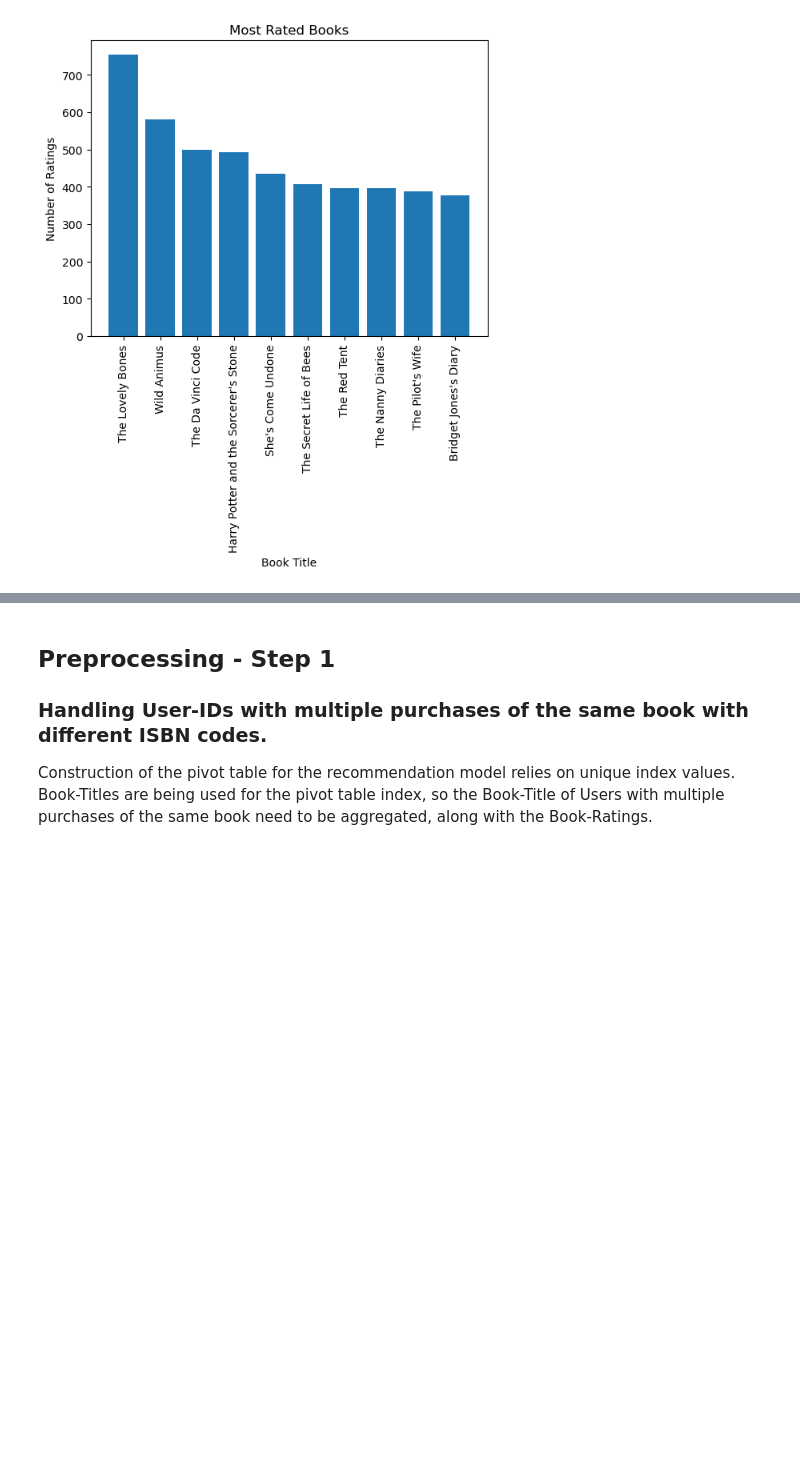
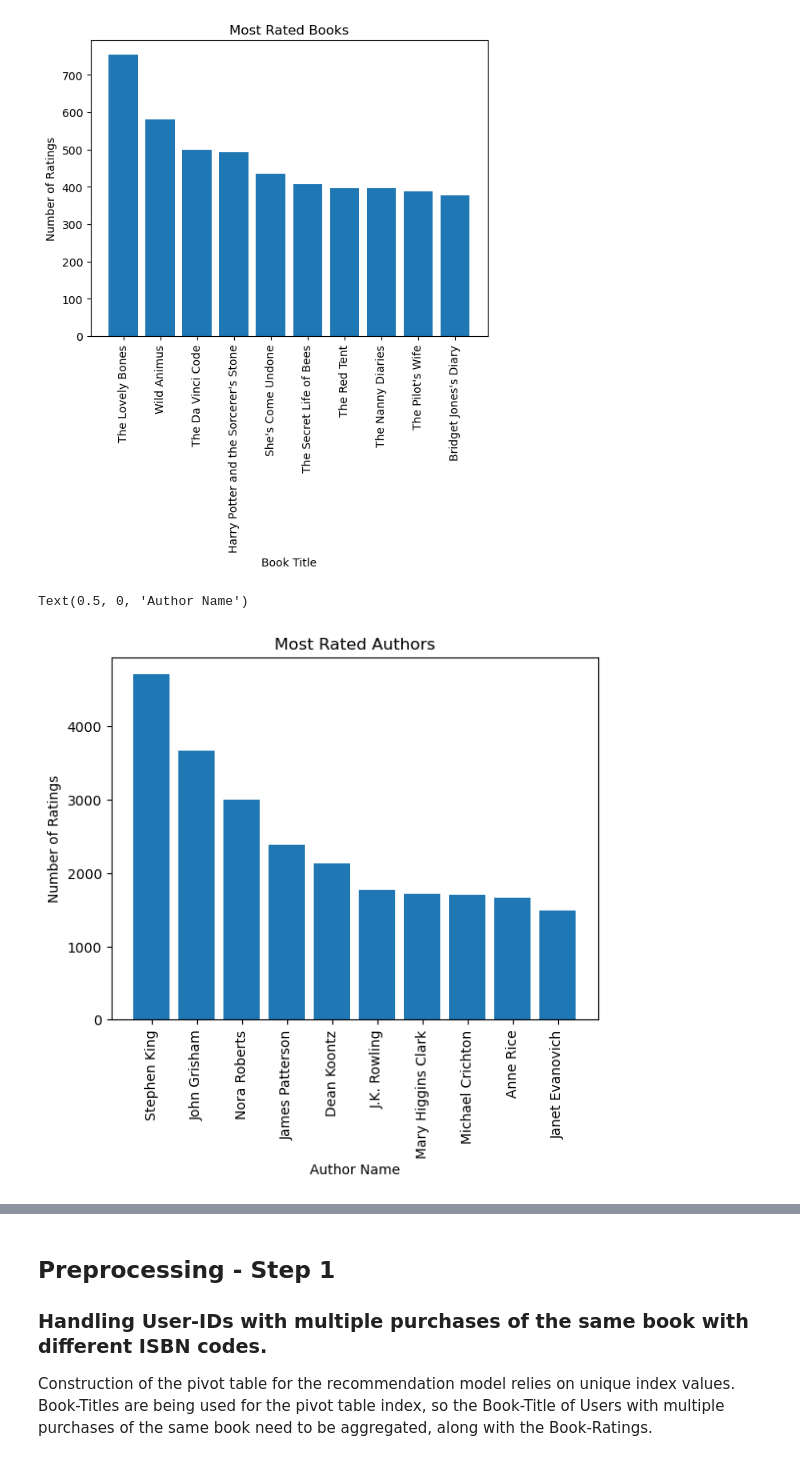
Before and after one commit to stephanielabelle/book_recommender, a Jupyter notebook: book_recommender.ipynb, the cells around one changed output, grey strips where cells are left out. Drawn from its saved outputs; the diff is of its cells as text; code cells hidden in the pictures; blank space fills up the shorter version.

```diff
--- a/book_recommender.ipynb
+++ b/book_recommender.ipynb
@@ -1096,3 +1194,17 @@ plt.xlabel("Book Title")
 # %% [output]
 Text(0.5, 0, 'Book Title')
 [figure]
+# %%
+# Most Rated Authors (counts by Book-Author)
+rating_sort = df_ratings_books.groupby("Book-Author").count().sort_values("Book-Rating", ascending=False)
+rating_sort = rating_sort[0:10]
+x = rating_sort.index.values
+y = rating_sort['Book-Rating']
+plt.bar(x,y)
+plt.xticks(rotation=90)
+plt.title("Most Rated Authors")
+plt.ylabel("Number of Ratings")
+plt.xlabel("Author Name")
+# %% [output]
+Text(0.5, 0, 'Author Name')
+[figure, added]
```
Also changed, not shown: parts of 43 cells of this notebook.
